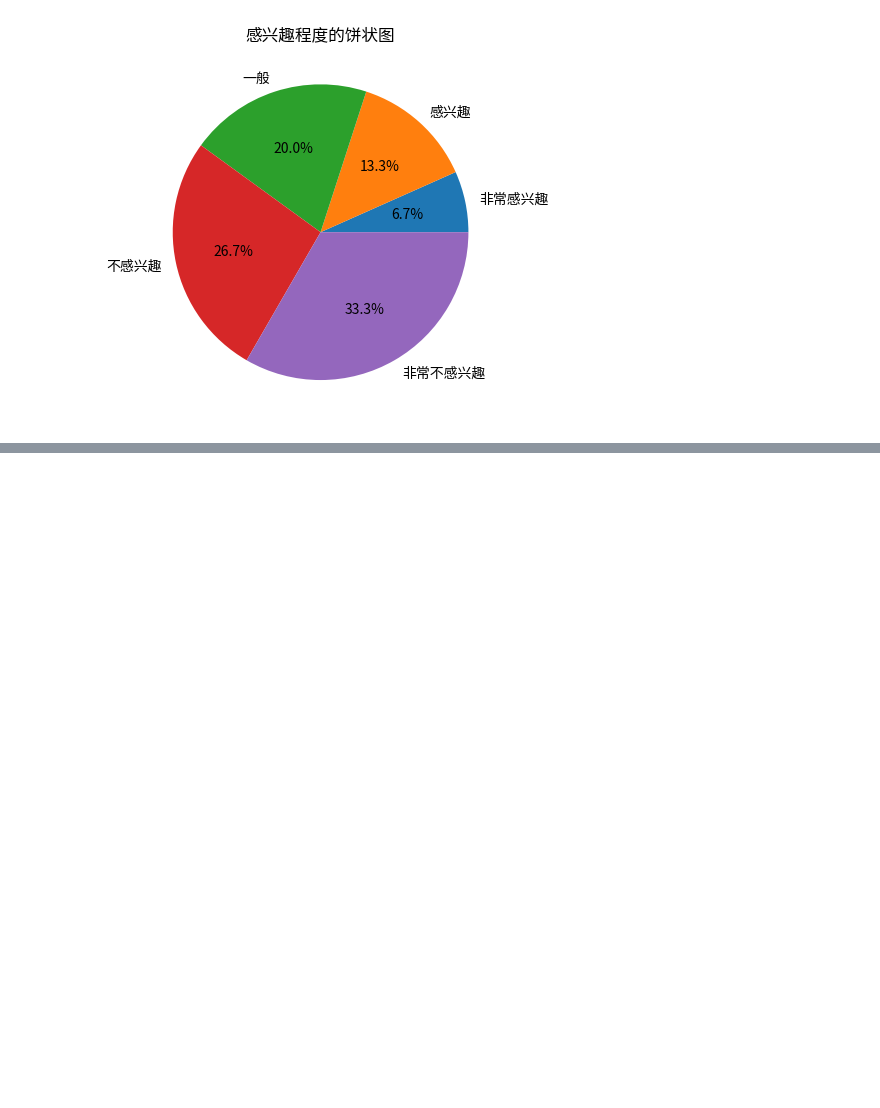
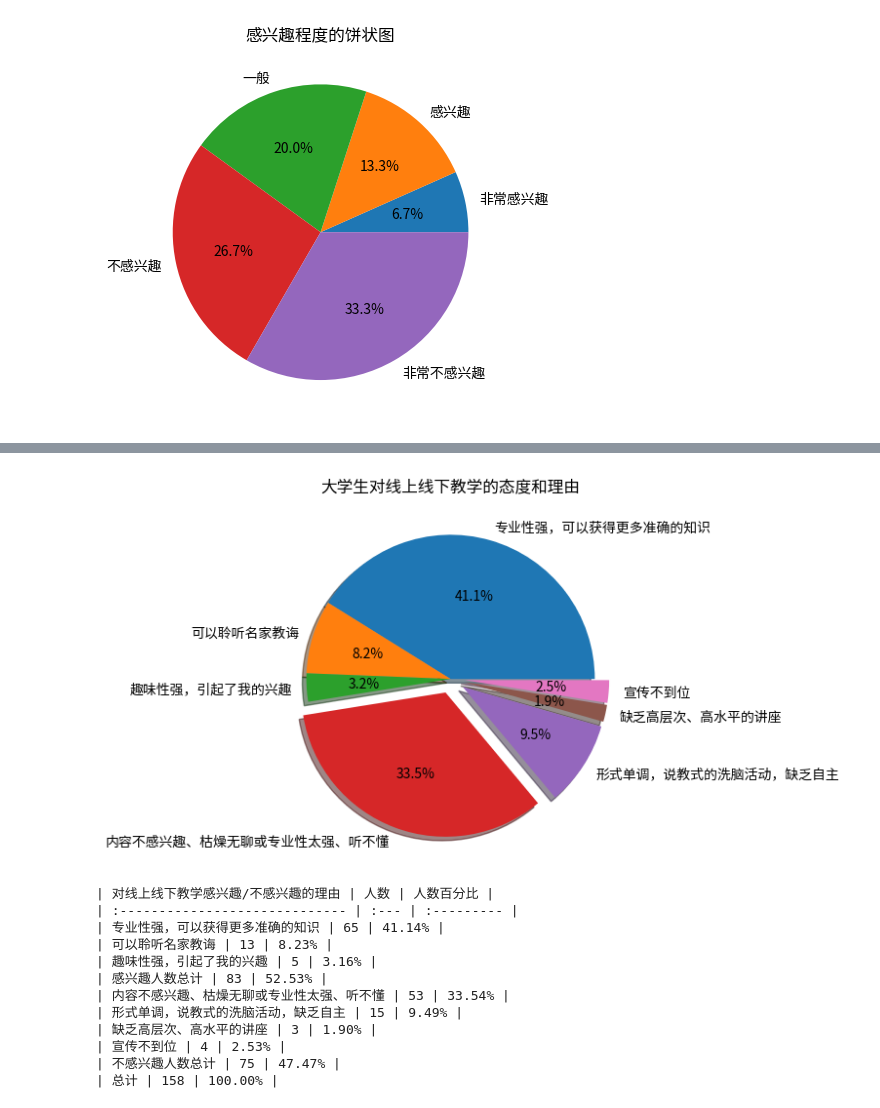
Before and after one commit to nju-cs-elite20/social-practice-report, a Jupyter notebook: data_gen.ipynb, the cells around one changed output, grey strips where cells are left out. Saved outputs shown, nothing was run; the diff lists cells and outputs as text; code cells hidden in the pictures; blank space fills up the shorter version.

```diff
--- a/data_gen.ipynb
+++ b/data_gen.ipynb
@@ -282,0 +381,30 @@ print(test_template.gen_markdown_table())
+# %%
+raw_reason1="""\
+0.8 专业性强，可以获得更多准确的知识
+0.15 可以聆听名家教诲
+0.05 趣味性强，引起了我的兴趣
+
+0.7 内容不感兴趣、枯燥无聊或专业性太强、听不懂
+0.15 形式单调，说教式的洗脑活动，缺乏自主
+0.05 缺乏高层次、高水平的讲座
+0.09 宣传不到位
+"""
+
+test_template1 = from_raw("线上线下教学", 158, 0.5, raw_reason1)
+test_template1.gen_population()
+test_template1.gen_pie_chart_explode_unpop()
+print(test_template1.gen_markdown_table())
+# %% [output]
+[figure, added]
+| 对线上线下教学感兴趣/不感兴趣的理由 | 人数 | 人数百分比 |
+| :----------------------------- | :--- | :--------- |
+| 专业性强，可以获得更多准确的知识 | 65 | 41.14% |
+| 可以聆听名家教诲 | 13 | 8.23% |
+| 趣味性强，引起了我的兴趣 | 5 | 3.16% |
+| 感兴趣人数总计 | 83 | 52.53% |
+| 内容不感兴趣、枯燥无聊或专业性太强、听不懂 | 53 | 33.54% |
+| 形式单调，说教式的洗脑活动，缺乏自主 | 15 | 9.49% |
+| 缺乏高层次、高水平的讲座 | 3 | 1.90% |
+| 宣传不到位 | 4 | 2.53% |
+| 不感兴趣人数总计 | 75 | 47.47% |
+| 总计 | 158 | 100.00% |
```
Also changed, not shown: parts of 11 cells of this notebook, 8 other files.
